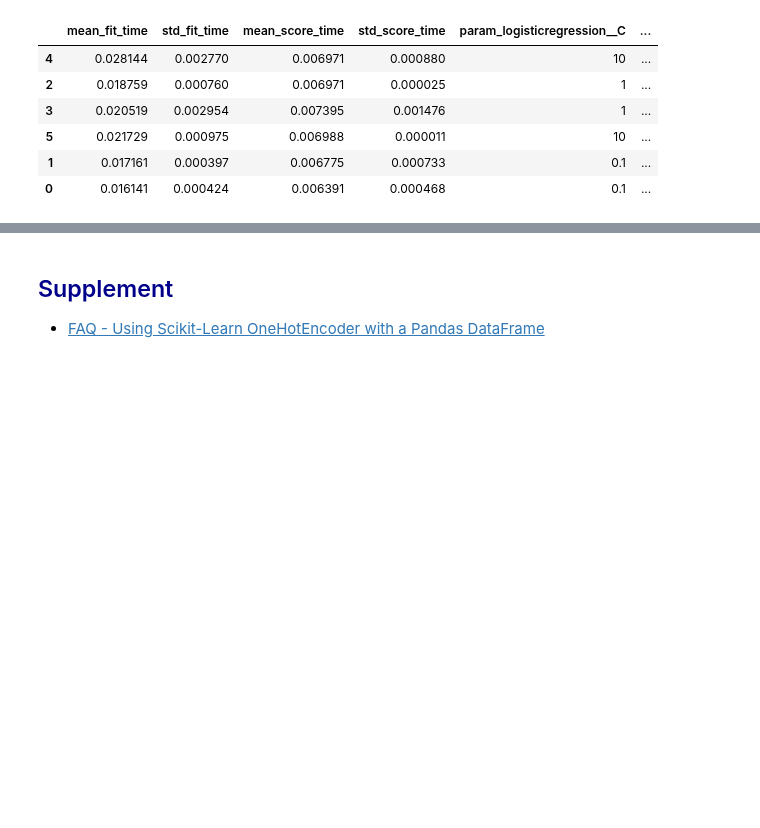
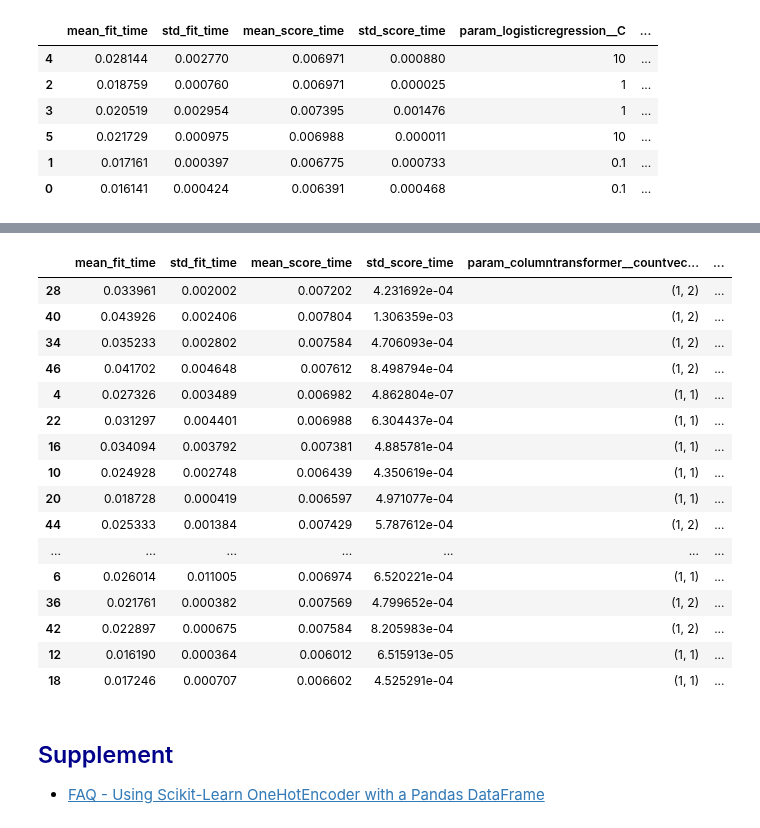
Before and after one commit to johnklee/ml_articles, a Jupyter notebook: dataschool/20200423_BuildingAnEffectiveMLWorkflowWithScikit-learn/sklearn_workflow.ipynb, the cells around one changed output, grey strips where cells are left out. Drawn from its saved outputs; the diff is of its cells as text; code cells hidden in the pictures; blank space fills up the shorter version.

Commit message:
Add missing part for optimization of parameters of column transformer

```diff
--- a/dataschool/20200423_BuildingAnEffectiveMLWorkflowWithScikit-learn/sklearn_workflow.ipynb
+++ b/dataschool/20200423_BuildingAnEffectiveMLWorkflowWithScikit-learn/sklearn_workflow.ipynb
@@ -949 +973,30 @@ results.sort_values('rank_test_score')
+# %%
+params['columntransformer__pipeline__onehotencoder__drop'] = [None, 'first']
+params['columntransformer__countvectorizer__ngram_range'] = [(1, 1), (1, 2)]
+params['columntransformer__simpleimputer__add_indicator'] = [False, True]
+
+grid = GridSearchCV(pipe, params, cv=5, scoring='accuracy')
+# %%
+grid.fit(X, y);
+# %%
+results = pd.DataFrame(grid.cv_results_)
+results.sort_values('rank_test_score')
+# %% [output]
+|  | mean_fit_time | std_fit_time | mean_score_time | std_score_time | param_columntransformer__countvec... | ... |
+| 28 | 0.033961 | 0.002002 | 0.007202 | 4.231692e-04 | (1, 2) | ... |
+| 40 | 0.043926 | 0.002406 | 0.007804 | 1.306359e-03 | (1, 2) | ... |
+| 34 | 0.035233 | 0.002802 | 0.007584 | 4.706093e-04 | (1, 2) | ... |
+| 46 | 0.041702 | 0.004648 | 0.007612 | 8.498794e-04 | (1, 2) | ... |
+| 4 | 0.027326 | 0.003489 | 0.006982 | 4.862804e-07 | (1, 1) | ... |
+| 22 | 0.031297 | 0.004401 | 0.006988 | 6.304437e-04 | (1, 1) | ... |
+| 16 | 0.034094 | 0.003792 | 0.007381 | 4.885781e-04 | (1, 1) | ... |
+| 10 | 0.024928 | 0.002748 | 0.006439 | 4.350619e-04 | (1, 1) | ... |
+| 20 | 0.018728 | 0.000419 | 0.006597 | 4.971077e-04 | (1, 1) | ... |
+| 44 | 0.025333 | 0.001384 | 0.007429 | 5.787612e-04 | (1, 2) | ... |
+| ... | ... | ... | ... | ... | ... | ... |
+| 6 | 0.026014 | 0.011005 | 0.006974 | 6.520221e-04 | (1, 1) | ... |
+| 36 | 0.021761 | 0.000382 | 0.007569 | 4.799652e-04 | (1, 2) | ... |
+| 42 | 0.022897 | 0.000675 | 0.007584 | 8.205983e-04 | (1, 2) | ... |
+| 12 | 0.016190 | 0.000364 | 0.006012 | 6.515913e-05 | (1, 1) | ... |
+| 18 | 0.017246 | 0.000707 | 0.006602 | 4.525291e-04 | (1, 1) | ... |
 # %% [markdown]
```
Also changed, not shown: parts of 2 cells of this notebook.
